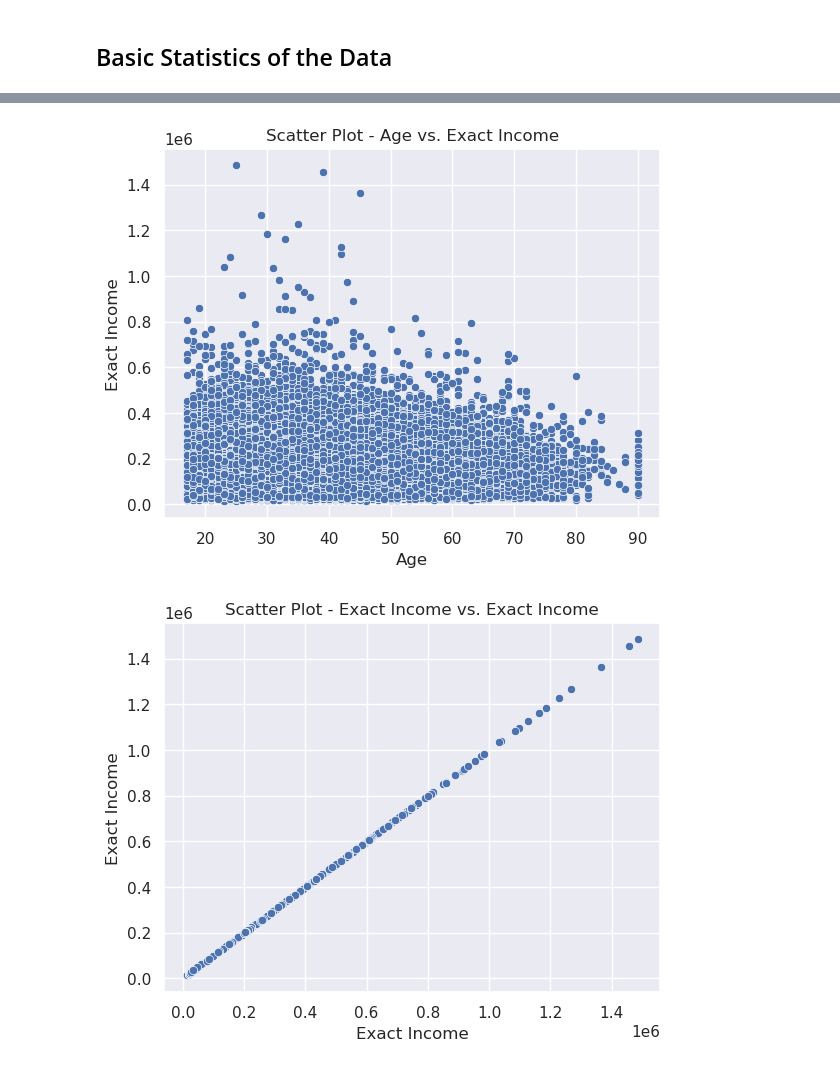
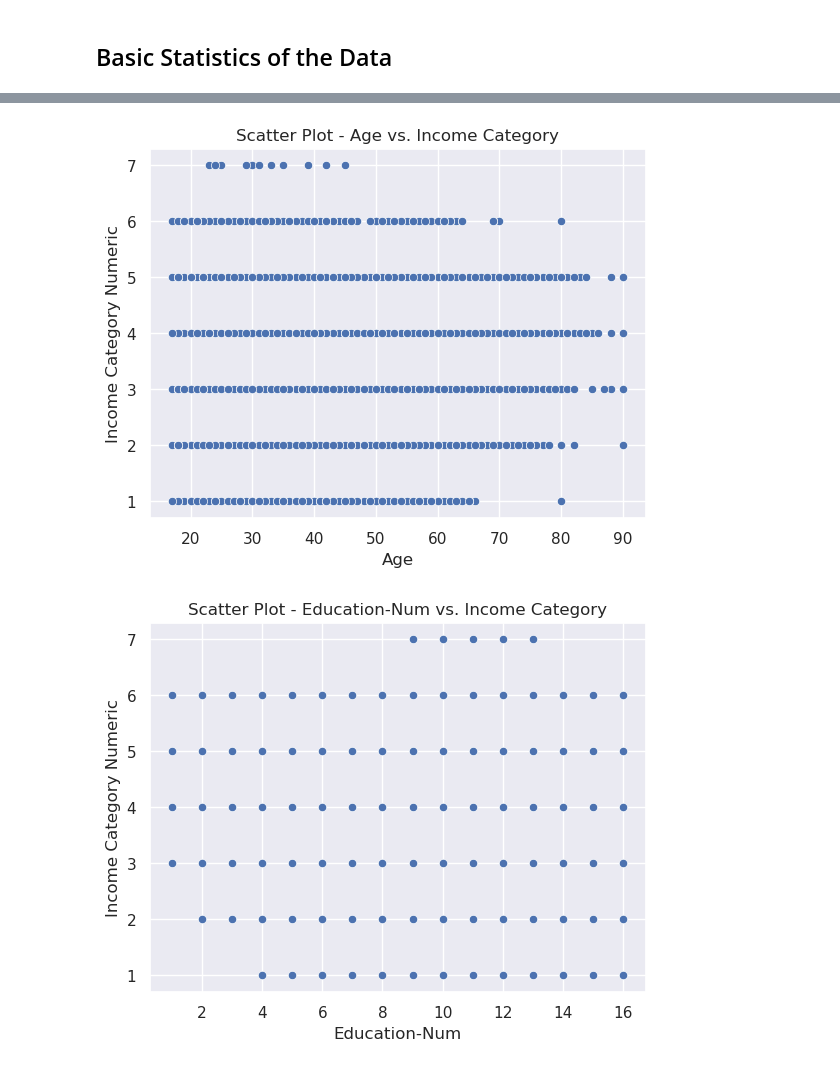
Before and after one commit to brbi1248/3022_Adult_Income_data, a Jupyter notebook: AdultIncome.ipynb, the cells around one changed output, grey strips where cells are left out. Cells and saved outputs as stored; diff of their text form; code cells hidden in the pictures.

```diff
--- a/AdultIncome.ipynb
+++ b/AdultIncome.ipynb
@@ -337,6 +501,6 @@ For each numeric factor, use a box-plot, scatter plot, histogram, or KDE plot to
 # %%
-numeric_cols = ['Age', 'Exact Income', 'Education-Num',
-               'Hours per Week']
+numeric_cols = ['Age', 'Education-Num', 'Marital Status', 'Occupation', 'Race', 'Sex',
+               'Hours per Week', 'Native Country', 'Income Category Numeric']
 # %%
 # Create box plots for each numeric column
 for col in numeric_cols:
@@ -350,0 +522,15 @@ for col in numeric_cols:
+# %%
+numeric_cols_bar = ['Race', 'Sex',
+               'Native Country']
+
+fig, axes = plt.subplots(len(numeric_cols_bar), 1, figsize=(10, 10))
+
+for i, attr in enumerate(numeric_cols_bar):
+    counts = income_df[attr].value_counts().sort_index()
+    axes[i].bar(counts.index, counts.values)
+    axes[i].set_xlabel(attr)
+    axes[i].set_ylabel('Count')
+    axes[i].set_title(f'Count of Individuals by {attr}')
+    plt.tight_layout()
+
+plt.show()
@@ -350,0 +541,18 @@ for col in numeric_cols:
+# %%
+# histogram with kde overlay
+for col in numeric_cols:
+    fig, ax = plt.subplots()
+
+    # Histogram
+    sns.histplot(x=col, data=income_df, kde=True, ax=ax, edgecolor='black')
+    ax.set_title(f'Histogram and KDE Plot - {col}')
+
+    # KDE plot
+    sns.kdeplot(x=col, data=income_df, ax=ax, color='black', linewidth=2)
+    ax.xaxis.set_major_locator(plt.MaxNLocator(integer=True))
+    # mean
+    mean_value = income_df[col].mean()
+    ax.axvline(mean_value, color='red', linestyle='--', label='Mean')
+    ax.legend()
+
+    plt.show()
@@ -351,9 +592,11 @@ for col in numeric_cols:
 # %%
 # Create scatter plots for each numeric column
 for col in numeric_cols:
-    sns.scatterplot(x=col, y='Exact Income', data=income_df)
-    plt.title(f'Scatter Plot - {col} vs. Exact Income')
+    sns.scatterplot(x=col, y='Income Category Numeric', data=income_df)
+    plt.title(f'Scatter Plot - {col} vs. Income Category')
+    ax.xaxis.set_major_locator(plt.MaxNLocator(integer=True))
+    ax.yaxis.set_major_locator(plt.MaxNLocator(integer=True))
     plt.show()
 # %% [output]
-[figure, old version]
+[figure, new version]
-[figure, old version]
+[figure, new version]
```
Also changed, not shown: parts of 43 cells of this notebook.
